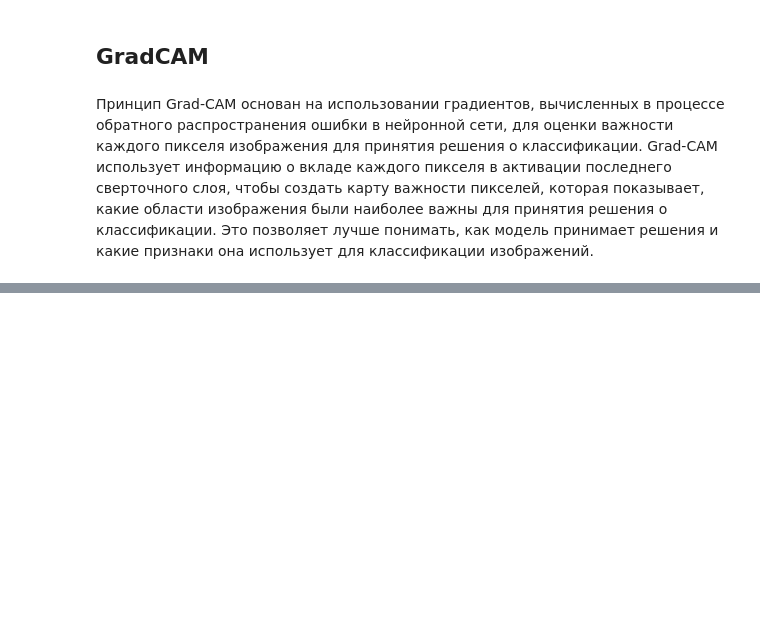
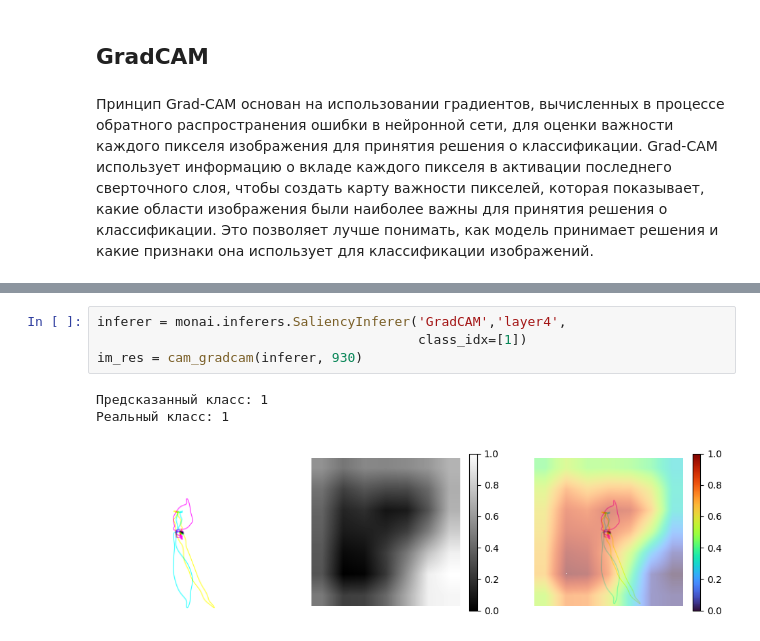
Before and after one commit to Koldim2001/ML_DL_research_VECG, a Jupyter notebook: DL_images/CNN_classification_training.ipynb, the cells around one changed output, grey strips where cells are left out. Saved outputs shown, nothing was run; the diff lists cells and outputs as text; blank space fills up the shorter version.

```diff
--- a/DL_images/CNN_classification_training.ipynb
+++ b/DL_images/CNN_classification_training.ipynb
@@ -668,0 +654,8 @@ im_res = cam_gradcam(inferer, 140)
+# %%
+inferer = monai.inferers.SaliencyInferer('GradCAM','layer4',
+                                         class_idx=[1])
+im_res = cam_gradcam(inferer, 930)
+# %% [output]
+Предсказанный класс: 1
+Реальный класс: 1
+[figure, added]
```
Also changed, not shown: parts of 9 cells of this notebook, 3 other files.
